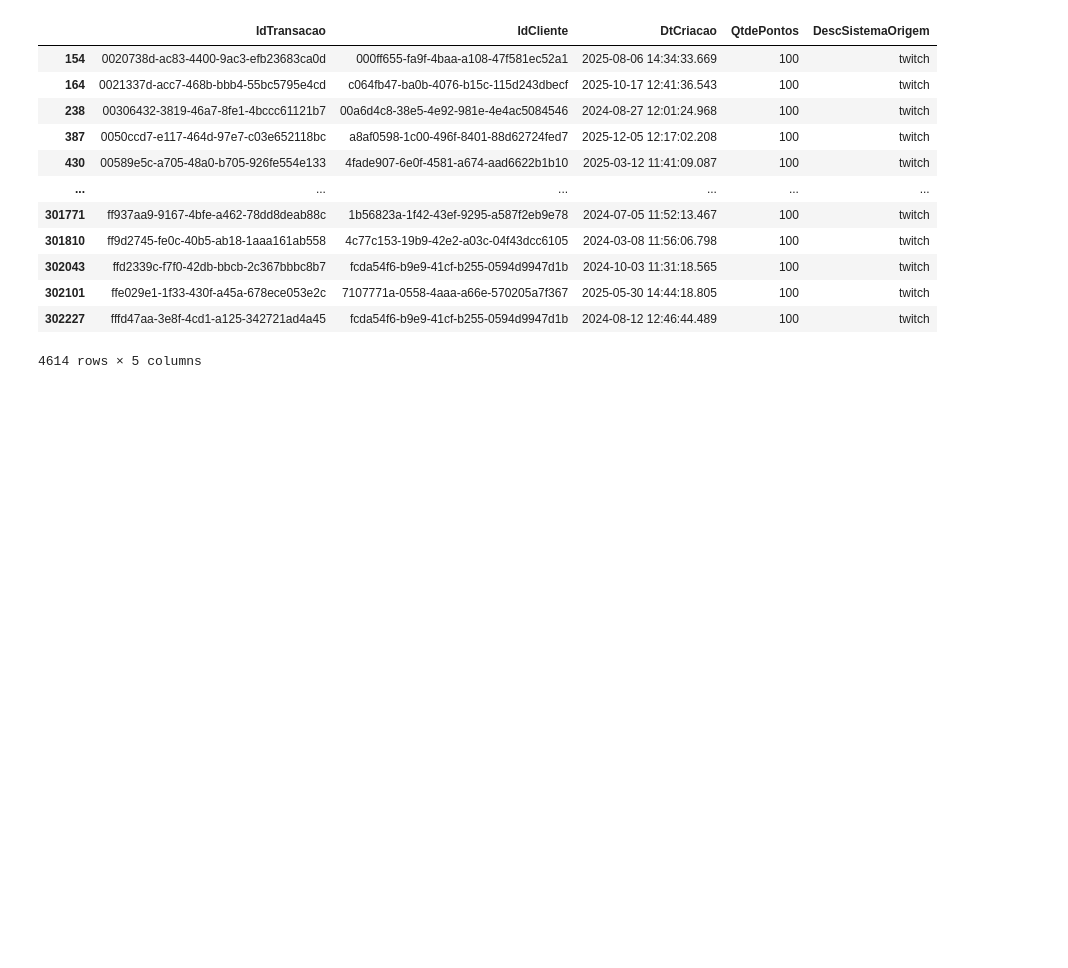
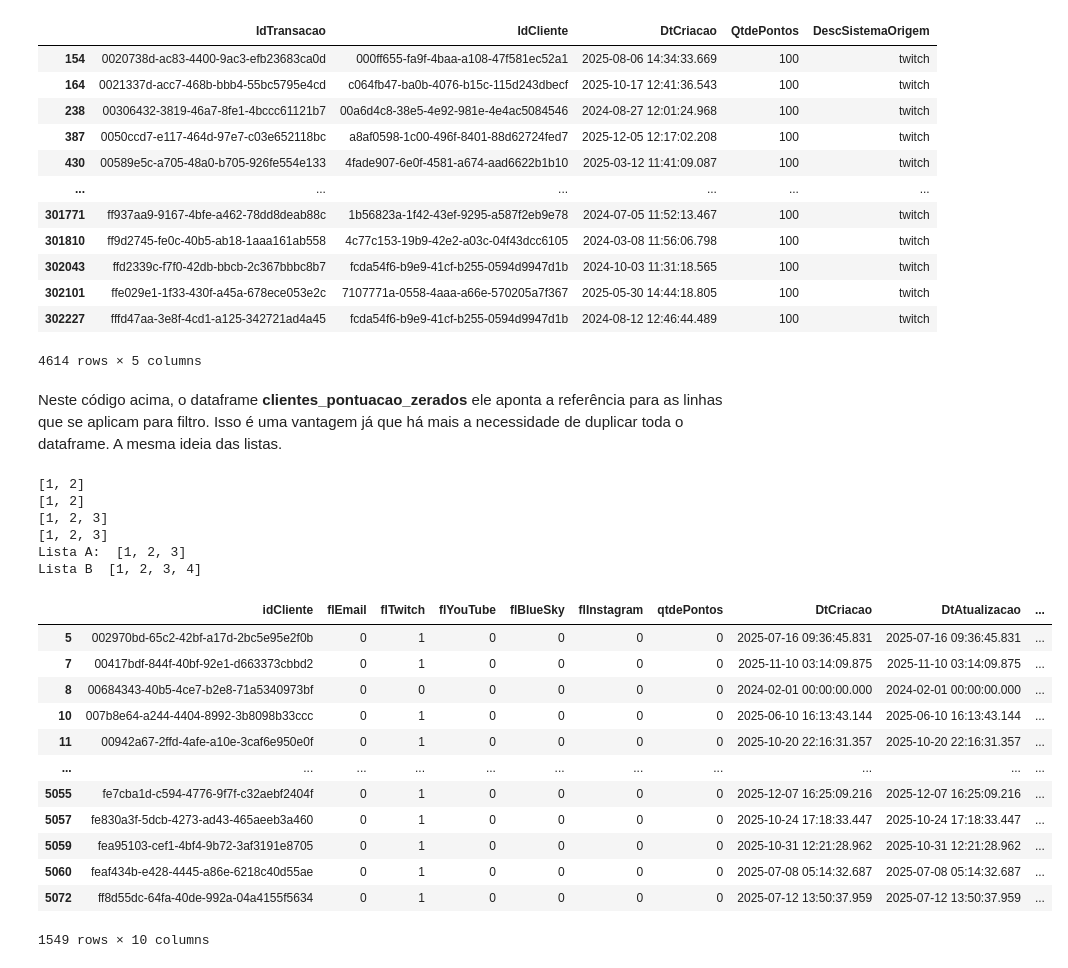
Before and after one commit to alexsandro-matias/pandas-2025, a Jupyter notebook: notebook.ipynb, the cells around one changed output. Cells and saved outputs as stored; diff of their text form; code cells hidden in the pictures; blank space fills up the shorter version.

Commit message:
Ensinando Pandas Ep 06 - Filtros não são cópias

```diff
--- a/notebook.ipynb
+++ b/notebook.ipynb
@@ -289,3 +289,47 @@ transacoes[transacoes['QtdePontos'].isin([5,100,40])]
 | 302101 | ffe029e1-1f33-430f-a45a-678ece053e2c | 7107771a-0558-4aaa-a66e-570205a7f367 | 2025-05-30 14:44:18.805 | 100 | twitch |
 | 302227 | fffd47aa-3e8f-4cd1-a125-342721ad4a45 | fcda54f6-b9e9-41cf-b255-0594d9947d1b | 2024-08-12 12:46:44.489 | 100 | twitch |
 4614 rows × 5 columns
+# %%
+clientes_pontuacao_zerados = clientes[clientes['qtdePontos'] == 0]
+# %% [markdown]
+Neste código acima, o dataframe **clientes_pontuacao_zerados** ele aponta a referência para as linhas que se aplicam para filtro. Isso é uma vantagem já que há mais a necessidade de duplicar toda o dataframe. A mesma ideia das listas.
+# %%
+a = [1,2]
+b = a
+
+print(a)
+print(b)
+
+b.append(3)
+
+print(a)
+print(b)
+
+b = a.copy()
+b.append(4)
+
+print("Lista A: ", a)
+print("Lista B ", b)
+# %% [output]
+[1, 2]
+[1, 2]
+[1, 2, 3]
+[1, 2, 3]
+Lista A:  [1, 2, 3]
+Lista B  [1, 2, 3, 4]
+# %%
+clientes_pontuacao_zerados
+# %% [output]
+|  | idCliente | flEmail | flTwitch | flYouTube | flBlueSky | flInstagram | qtdePontos | DtCriacao | DtAtualizacao | ... |
+| 5 | 002970bd-65c2-42bf-a17d-2bc5e95e2f0b | 0 | 1 | 0 | 0 | 0 | 0 | 2025-07-16 09:36:45.831 | 2025-07-16 09:36:45.831 | ... |
+| 7 | 00417bdf-844f-40bf-92e1-d663373cbbd2 | 0 | 1 | 0 | 0 | 0 | 0 | 2025-11-10 03:14:09.875 | 2025-11-10 03:14:09.875 | ... |
+| 8 | 00684343-40b5-4ce7-b2e8-71a5340973bf | 0 | 0 | 0 | 0 | 0 | 0 | 2024-02-01 00:00:00.000 | 2024-02-01 00:00:00.000 | ... |
+| 10 | 007b8e64-a244-4404-8992-3b8098b33ccc | 0 | 1 | 0 | 0 | 0 | 0 | 2025-06-10 16:13:43.144 | 2025-06-10 16:13:43.144 | ... |
+| 11 | 00942a67-2ffd-4afe-a10e-3caf6e950e0f | 0 | 1 | 0 | 0 | 0 | 0 | 2025-10-20 22:16:31.357 | 2025-10-20 22:16:31.357 | ... |
+| ... | ... | ... | ... | ... | ... | ... | ... | ... | ... | ... |
+| 5055 | fe7cba1d-c594-4776-9f7f-c32aebf2404f | 0 | 1 | 0 | 0 | 0 | 0 | 2025-12-07 16:25:09.216 | 2025-12-07 16:25:09.216 | ... |
+| 5057 | fe830a3f-5dcb-4273-ad43-465aeeb3a460 | 0 | 1 | 0 | 0 | 0 | 0 | 2025-10-24 17:18:33.447 | 2025-10-24 17:18:33.447 | ... |
+| 5059 | fea95103-cef1-4bf4-9b72-3af3191e8705 | 0 | 1 | 0 | 0 | 0 | 0 | 2025-10-31 12:21:28.962 | 2025-10-31 12:21:28.962 | ... |
+| 5060 | feaf434b-e428-4445-a86e-6218c40d55ae | 0 | 1 | 0 | 0 | 0 | 0 | 2025-07-08 05:14:32.687 | 2025-07-08 05:14:32.687 | ... |
+| 5072 | ff8d55dc-64fa-40de-992a-04a4155f5634 | 0 | 1 | 0 | 0 | 0 | 0 | 2025-07-12 13:50:37.959 | 2025-07-12 13:50:37.959 | ... |
+1549 rows × 10 columns
```
Also changed, not shown: parts of 4 cells of this notebook.
